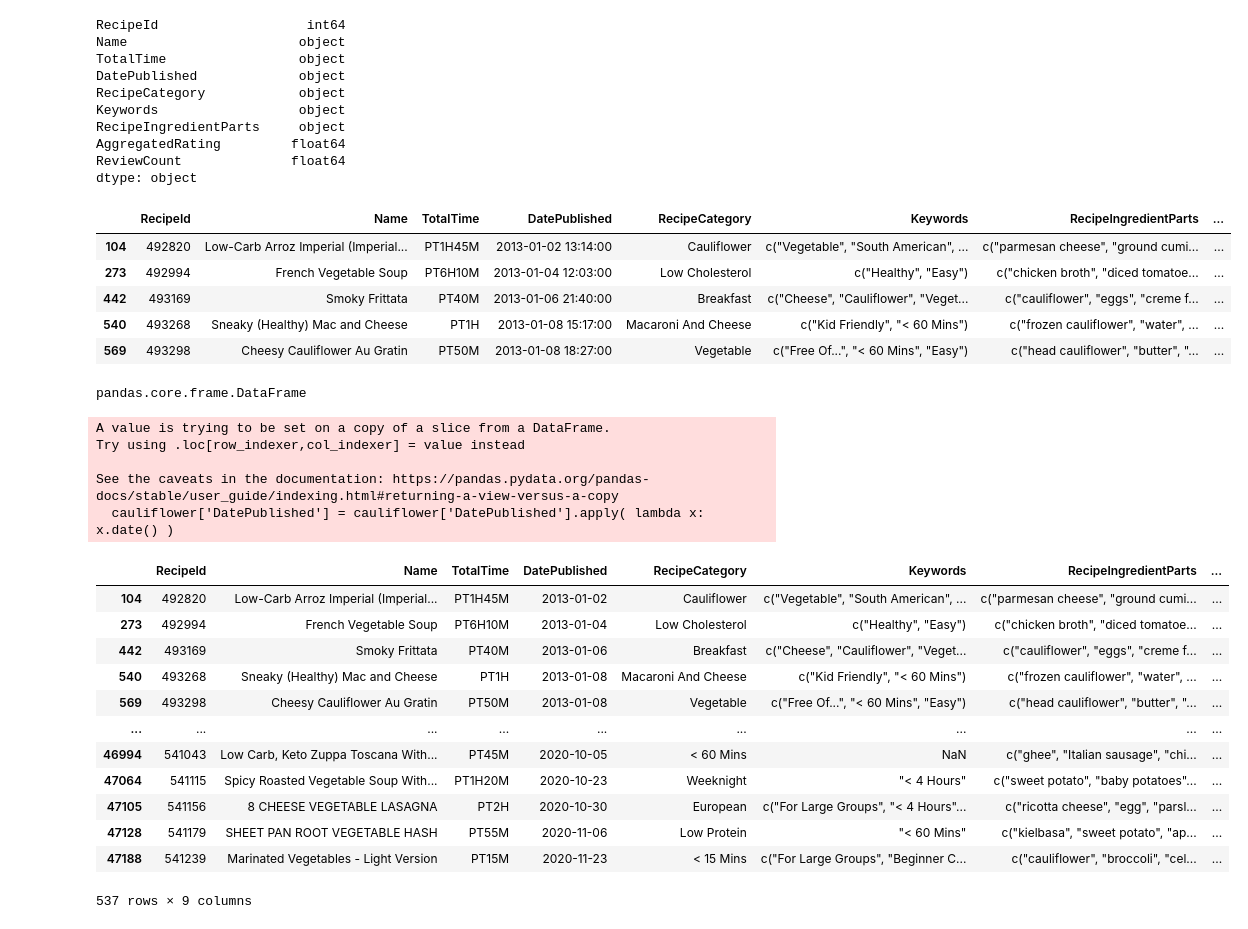
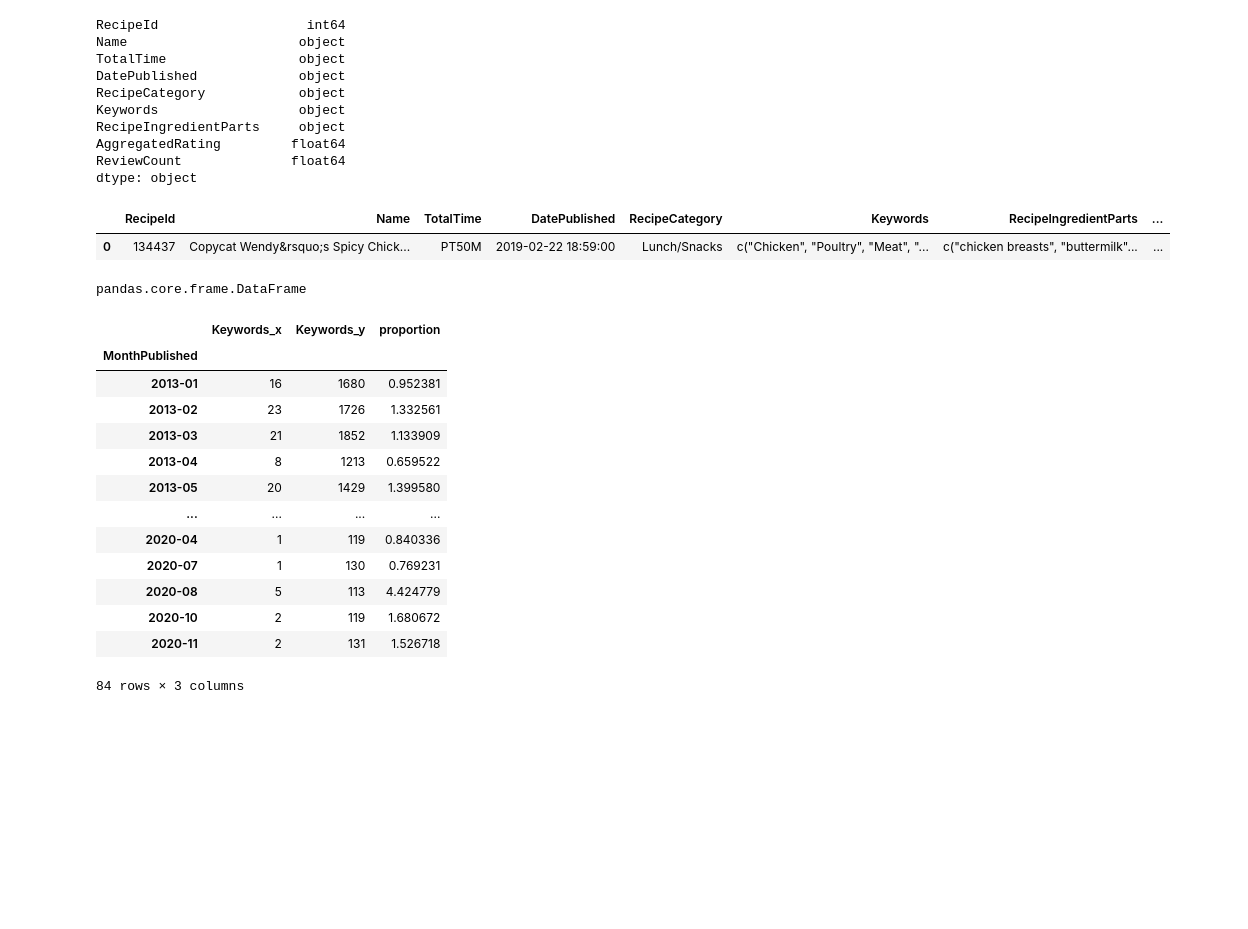
Before and after one commit to JenniferM-BShulyak/recipes, a Jupyter notebook: recipes_analysis.ipynb, the cells around one changed output. Drawn from its saved outputs; the diff is of its cells as text; code cells hidden in the pictures; blank space fills up the shorter version.

```diff
--- a/recipes_analysis.ipynb
+++ b/recipes_analysis.ipynb
@@ -169,41 +187,36 @@ dtype: object
 # %%
 # Convert the DatePublished column to datetime64
 ingredients_df = ingredients_df.astype({'DatePublished': 'datetime64'})
+ingredients_df["MonthPublished"] = ingredients_df["DatePublished"].dt.to_period("M")
+ingredients_df.head(1)
+# %% [output]
+|  | RecipeId | Name | TotalTime | DatePublished | RecipeCategory | Keywords | RecipeIngredientParts | ... |
+| 0 | 134437 | Copycat Wendy&rsquo;s Spicy Chick... | PT50M | 2019-02-22 18:59:00 | Lunch/Snacks | c("Chicken", "Poultry", "Meat", "... | c("chicken breasts", "buttermilk"... | ... |
+# %%
+# Get the number of overall recipes per month
+recipes_monthly = pd.DataFrame(ingredients_df.groupby("MonthPublished")["Keywords"].count())
+type(recipes_monthly)
+# %% [output]
+pandas.core.frame.DataFrame
 # %%
 # Find all lines of text that one the buzzwords
 p = '[cC]auliflower'        # ? means find 0 or 1 instance of the previous character
-cauliflower = ingredients_df[ingredients_df['RecipeIngredientParts'].str.contains(p)]
-cauliflower.head(5)
+cauliflower = pd.DataFrame((ingredients_df[ingredients_df['RecipeIngredientParts'].str.contains(p)]).groupby("MonthPublished")["Keywords"].count())
+cauliflower_percent = cauliflower.merge(recipes_monthly, on="MonthPublished", how="left")
+cauliflower_percent["proportion"] = (cauliflower_percent["Keywords_x"] / cauliflower_percent["Keywords_y"]*100)
+cauliflower_percent
 # %% [output]
-|  | RecipeId | Name | TotalTime | DatePublished | RecipeCategory | Keywords | RecipeIngredientParts | ... |
-| 104 | 492820 | Low-Carb Arroz Imperial (Imperial... | PT1H45M | 2013-01-02 13:14:00 | Cauliflower | c("Vegetable", "South American", ... | c("parmesan cheese", "ground cumi... | ... |
-| 273 | 492994 | French Vegetable Soup | PT6H10M | 2013-01-04 12:03:00 | Low Cholesterol | c("Healthy", "Easy") | c("chicken broth", "diced tomatoe... | ... |
-| 442 | 493169 | Smoky Frittata | PT40M | 2013-01-06 21:40:00 | Breakfast | c("Cheese", "Cauliflower", "Veget... | c("cauliflower", "eggs", "creme f... | ... |
-| 540 | 493268 | Sneaky (Healthy) Mac and Cheese | PT1H | 2013-01-08 15:17:00 | Macaroni And Cheese | c("Kid Friendly", "< 60 Mins") | c("frozen cauliflower", "water", ... | ... |
-| 569 | 493298 | Cheesy Cauliflower Au Gratin | PT50M | 2013-01-08 18:27:00 | Vegetable | c("Free Of...", "< 60 Mins", "Easy") | c("head cauliflower", "butter", "... | ... |
+|  | Keywords_x | Keywords_y | proportion |
+| MonthPublished |  |  |  |
+| 2013-01 | 16 | 1680 | 0.952381 |
+| 2013-02 | 23 | 1726 | 1.332561 |
+| 2013-03 | 21 | 1852 | 1.133909 |
+| 2013-04 | 8 | 1213 | 0.659522 |
+| 2013-05 | 20 | 1429 | 1.399580 |
+| ... | ... | ... | ... |
+| 2020-04 | 1 | 119 | 0.840336 |
+| 2020-07 | 1 | 130 | 0.769231 |
+| 2020-08 | 5 | 113 | 4.424779 |
+| 2020-10 | 2 | 119 | 1.680672 |
+| 2020-11 | 2 | 131 | 1.526718 |
+84 rows × 3 columns
-# %%
-type(cauliflower)
-# %% [output]
-pandas.core.frame.DataFrame
-# %%
-cauliflower['DatePublished'] = cauliflower['DatePublished'].apply( lambda x: x.date() )
-cauliflower
-# %% [output]
-A value is trying to be set on a copy of a slice from a DataFrame.
-Try using .loc[row_indexer,col_indexer] = value instead
-
-See the caveats in the documentation: https://pandas.pydata.org/pandas-docs/stable/user_guide/indexing.html#returning-a-view-versus-a-copy
-  cauliflower['DatePublished'] = cauliflower['DatePublished'].apply( lambda x: x.date() )
-|  | RecipeId | Name | TotalTime | DatePublished | RecipeCategory | Keywords | RecipeIngredientParts | ... |
-| 104 | 492820 | Low-Carb Arroz Imperial (Imperial... | PT1H45M | 2013-01-02 | Cauliflower | c("Vegetable", "South American", ... | c("parmesan cheese", "ground cumi... | ... |
-| 273 | 492994 | French Vegetable Soup | PT6H10M | 2013-01-04 | Low Cholesterol | c("Healthy", "Easy") | c("chicken broth", "diced tomatoe... | ... |
-| 442 | 493169 | Smoky Frittata | PT40M | 2013-01-06 | Breakfast | c("Cheese", "Cauliflower", "Veget... | c("cauliflower", "eggs", "creme f... | ... |
-| 540 | 493268 | Sneaky (Healthy) Mac and Cheese | PT1H | 2013-01-08 | Macaroni And Cheese | c("Kid Friendly", "< 60 Mins") | c("frozen cauliflower", "water", ... | ... |
-| 569 | 493298 | Cheesy Cauliflower Au Gratin | PT50M | 2013-01-08 | Vegetable | c("Free Of...", "< 60 Mins", "Easy") | c("head cauliflower", "butter", "... | ... |
-| ... | ... | ... | ... | ... | ... | ... | ... | ... |
-| 46994 | 541043 | Low Carb, Keto Zuppa Toscana With... | PT45M | 2020-10-05 | < 60 Mins | NaN | c("ghee", "Italian sausage", "chi... | ... |
-| 47064 | 541115 | Spicy Roasted Vegetable Soup With... | PT1H20M | 2020-10-23 | Weeknight | "< 4 Hours" | c("sweet potato", "baby potatoes"... | ... |
-| 47105 | 541156 | 8 CHEESE VEGETABLE LASAGNA | PT2H | 2020-10-30 | European | c("For Large Groups", "< 4 Hours"... | c("ricotta cheese", "egg", "parsl... | ... |
-| 47128 | 541179 | SHEET PAN ROOT VEGETABLE HASH | PT55M | 2020-11-06 | Low Protein | "< 60 Mins" | c("kielbasa", "sweet potato", "ap... | ... |
-| 47188 | 541239 | Marinated Vegetables - Light Version | PT15M | 2020-11-23 | < 15 Mins | c("For Large Groups", "Beginner C... | c("cauliflower", "broccoli", "cel... | ... |
-537 rows × 9 columns
```
Also changed, not shown: parts of 11 cells of this notebook.
